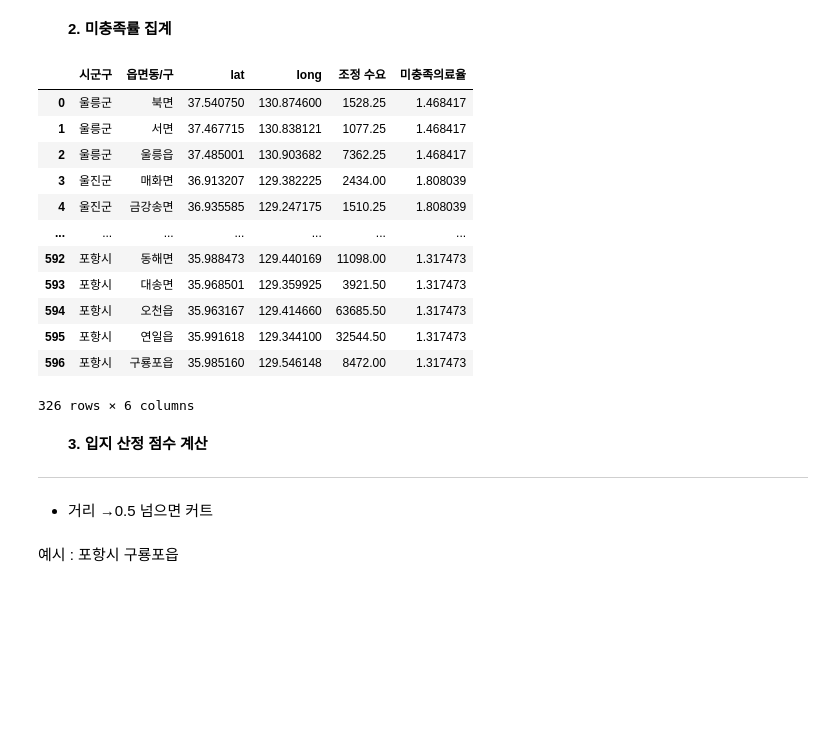
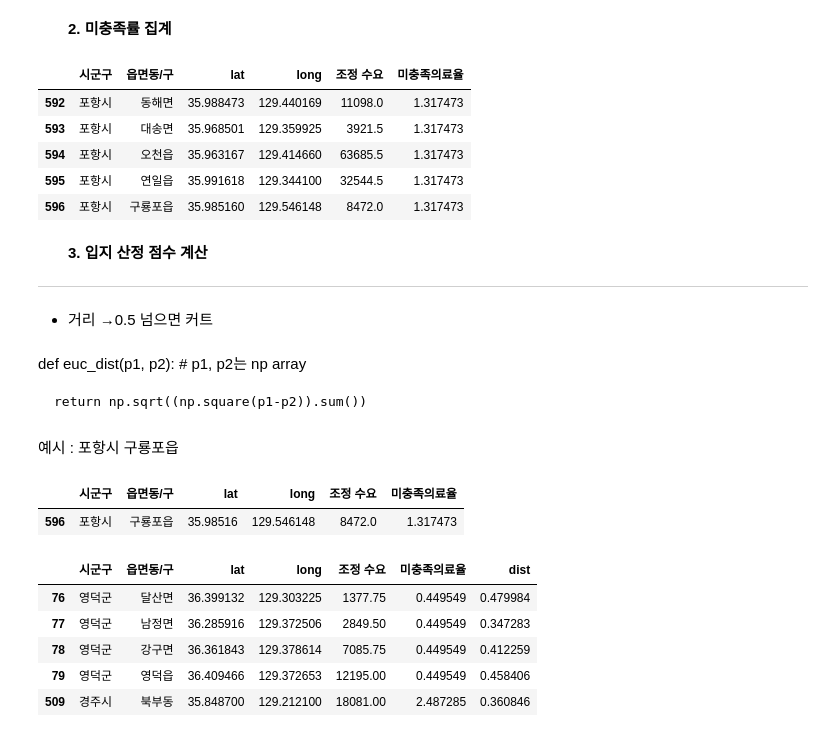
Before and after one commit to crpAsian/works, a Jupyter notebook: gb_cals/gb_cals.ipynb, the cells around one changed output. Cells and saved outputs as stored; diff of their text form; code cells hidden in the pictures; blank space fills up the shorter version.

Commit message:
score까지 구함

```diff
--- a/gb_cals/gb_cals.ipynb
+++ b/gb_cals/gb_cals.ipynb
@@ -532,26 +532,32 @@ for row in gb_score_set.iterrows():
 # %%
 gb_score_set['미충족의료율'] = u_rates
 # %%
-gb_score_set
+gb_score_set.tail()
 # %% [output]
 |  | 시군구 | 읍면동/구 | lat | long | 조정 수요 | 미충족의료율 |
-| 0 | 울릉군 | 북면 | 37.540750 | 130.874600 | 1528.25 | 1.468417 |
-| 1 | 울릉군 | 서면 | 37.467715 | 130.838121 | 1077.25 | 1.468417 |
-| 2 | 울릉군 | 울릉읍 | 37.485001 | 130.903682 | 7362.25 | 1.468417 |
-| 3 | 울진군 | 매화면 | 36.913207 | 129.382225 | 2434.00 | 1.808039 |
-| 4 | 울진군 | 금강송면 | 36.935585 | 129.247175 | 1510.25 | 1.808039 |
-| ... | ... | ... | ... | ... | ... | ... |
-| 592 | 포항시 | 동해면 | 35.988473 | 129.440169 | 11098.00 | 1.317473 |
-| 593 | 포항시 | 대송면 | 35.968501 | 129.359925 | 3921.50 | 1.317473 |
-| 594 | 포항시 | 오천읍 | 35.963167 | 129.414660 | 63685.50 | 1.317473 |
-| 595 | 포항시 | 연일읍 | 35.991618 | 129.344100 | 32544.50 | 1.317473 |
-| 596 | 포항시 | 구룡포읍 | 35.985160 | 129.546148 | 8472.00 | 1.317473 |
+| 592 | 포항시 | 동해면 | 35.988473 | 129.440169 | 11098.0 | 1.317473 |
+| 593 | 포항시 | 대송면 | 35.968501 | 129.359925 | 3921.5 | 1.317473 |
+| 594 | 포항시 | 오천읍 | 35.963167 | 129.414660 | 63685.5 | 1.317473 |
+| 595 | 포항시 | 연일읍 | 35.991618 | 129.344100 | 32544.5 | 1.317473 |
+| 596 | 포항시 | 구룡포읍 | 35.985160 | 129.546148 | 8472.0 | 1.317473 |
-326 rows × 6 columns
 # %% [markdown]
 &emsp;&emsp;**3. 입지 산정 점수 계산**
 
 
 ---
 - 거리 →0.5 넘으면 커트
+# %% [markdown]
+def euc_dist(p1, p2): # p1, p2는 np array
+
+
+
+
+    return np.sqrt((np.square(p1-p2)).sum())
 # %% [markdown]
 예시 : 포항시 구룡포읍
+# %%
+target = gb_score_set[gb_score_set['읍면동/구']=='구룡포읍']
+target
+# %% [output]
+|  | 시군구 | 읍면동/구 | lat | long | 조정 수요 | 미충족의료율 |
+| 596 | 포항시 | 구룡포읍 | 35.98516 | 129.546148 | 8472.0 | 1.317473 |
@@ -557,0 +578,9 @@ gb_score_set
+# %%
+target_score_set.head(5)
+# %% [output]
+|  | 시군구 | 읍면동/구 | lat | long | 조정 수요 | 미충족의료율 | dist |
+| 76 | 영덕군 | 달산면 | 36.399132 | 129.303225 | 1377.75 | 0.449549 | 0.479984 |
+| 77 | 영덕군 | 남정면 | 36.285916 | 129.372506 | 2849.50 | 0.449549 | 0.347283 |
+| 78 | 영덕군 | 강구면 | 36.361843 | 129.378614 | 7085.75 | 0.449549 | 0.412259 |
+| 79 | 영덕군 | 영덕읍 | 36.409466 | 129.372653 | 12195.00 | 0.449549 | 0.458406 |
+| 509 | 경주시 | 북부동 | 35.848700 | 129.212100 | 18081.00 | 2.487285 | 0.360846 |
```
Also changed, not shown: parts of 10 cells of this notebook.
